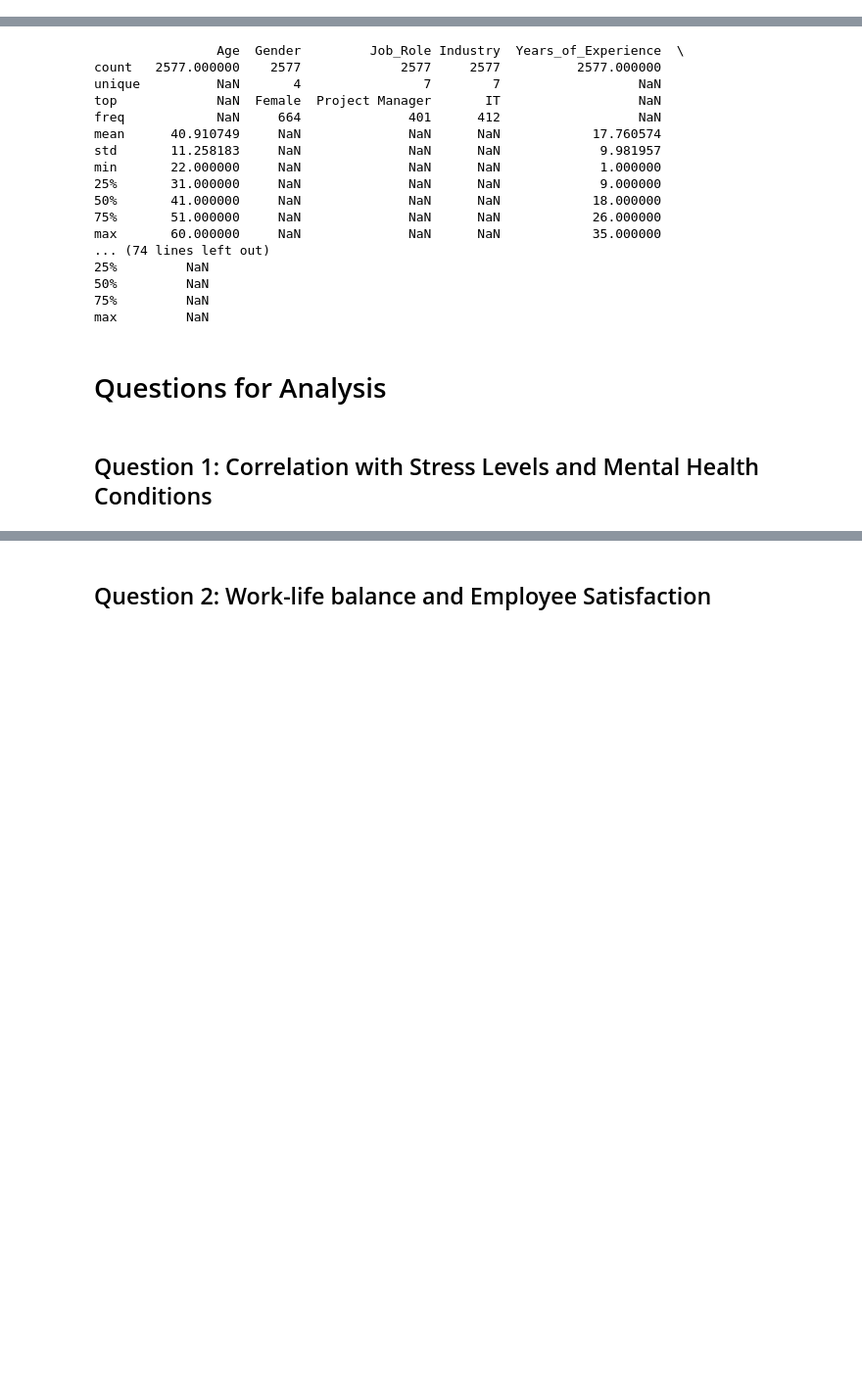
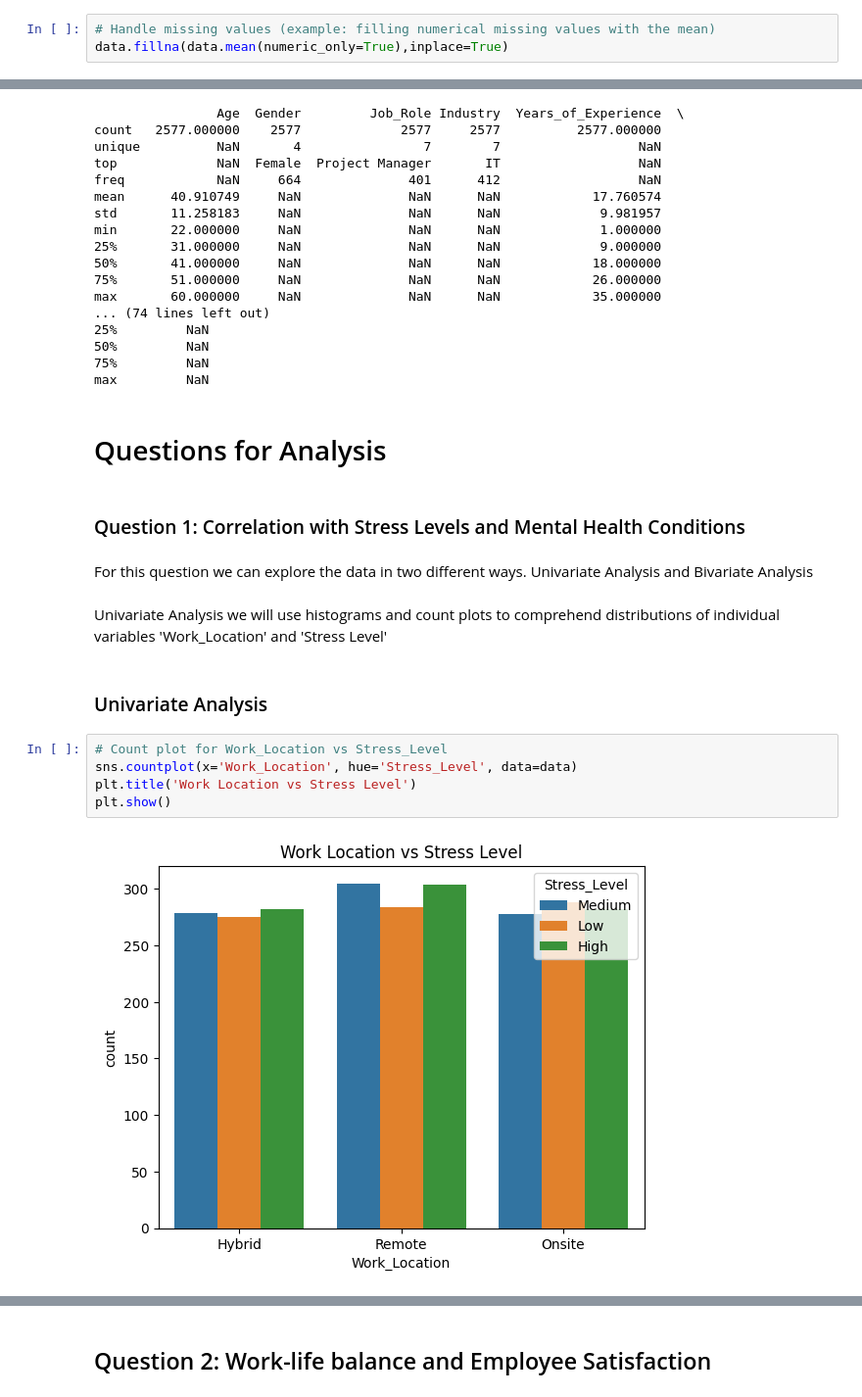
Before and after one commit to lcopolillo/FCD-2024-25, a Jupyter notebook: main.ipynb, the cells around one changed output, grey strips where cells are left out. Shown: that part at 98% size. Cells and saved outputs as stored; diff of their text form; blank space fills up the shorter version.

```diff
--- a/main.ipynb
+++ b/main.ipynb
@@ -92,6 +92,9 @@ data.describe()
 # Data Cleaning
 # Dropping irrelevant columns (e.g., Employee_ID)
 data.drop(columns=['Employee_ID'], inplace=True)
+# %%
+# Handle missing values (example: filling numerical missing values with the mean)
+data.fillna(data.mean(numeric_only=True),inplace=True)
 # %%
 # Checking for missing values
 print("\nMissing Values:")
@@ -168,4 +171,18 @@ max         NaN
 # %% [markdown]
 # Questions for Analysis
 # %% [markdown]
-## Question 1: Correlation with Stress Levels and Mental Health Conditions
+### Question 1: Correlation with Stress Levels and Mental Health Conditions
+# %% [markdown]
+For this question we can explore the data in two different ways.
+Univariate Analysis and Bivariate Analysis
+# %% [markdown]
+Univariate Analysis we will use histograms and count plots to comprehend distributions of individual variables 'Work_Location' and 'Stress Level'
+# %% [markdown]
+### Univariate Analysis
+# %%
+# Count plot for Work_Location vs Stress_Level
+sns.countplot(x='Work_Location', hue='Stress_Level', data=data)
+plt.title('Work Location vs Stress Level')
+plt.show()
+# %% [output]
+[figure, added]
```
Also changed, not shown: parts of 34 cells of this notebook.
